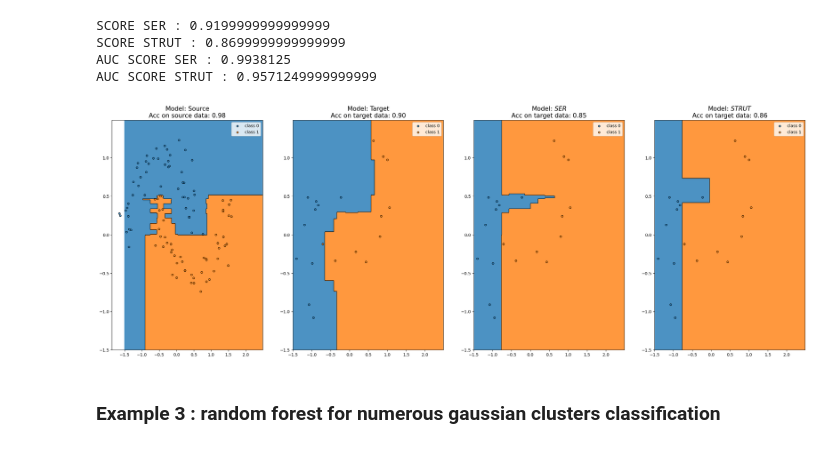
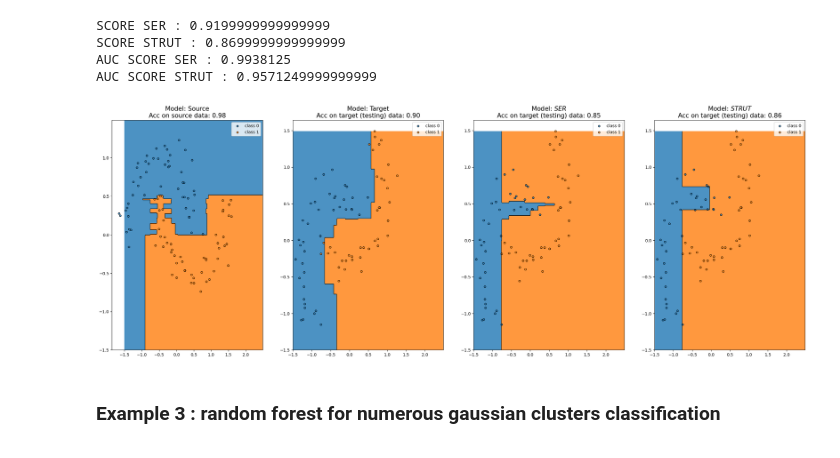
Before and after one commit to antoinedemathelin/ecas2025-transfer-learning, a Jupyter notebook: SupervisedTL_synth.ipynb, the cells around one changed output. Saved outputs shown, nothing was run; the diff lists cells and outputs as text; code cells hidden in the pictures.

```diff
--- a/SupervisedTL_synth.ipynb
+++ b/SupervisedTL_synth.ipynb
@@ -1240,33 +1247,33 @@ AUC SCORE STRUT : 0.9571249999999999
 # %%
 # Plot decision functions
 
 plot_step = 0.01
 
 fig, ax = plt.subplots(nrows=1, ncols=len(methods) + 2, figsize=(30, 10))
 
 
 plot_dec_func(ax[0], clf_source,  x_min = xlim[0], x_max = xlim[1], y_min = ylim[0], y_max = ylim[1], plot_step = plot_step, title='Source model',nc=1)
 plot_dots(ax[0],Xs,ys, title='Source data')
 ax[0].set_title('Model: Source\nAcc on source data: {:.2f}'.format(np.mean(score_src)),
                 fontsize=15)
 
 plot_dec_func(ax[1], clf_target,  x_min = xlim[0], x_max = xlim[1], y_min = ylim[0], y_max = ylim[1], plot_step = plot_step, title='Target model',nc=1)
-plot_dots(ax[1],X_tgt_train,Y_tgt_train, title='Target data')
-ax[1].set_title('Model: Target\nAcc on target data: {:.2f}'.format(np.mean(score_tgt)),
+plot_dots(ax[1],X_tgt_test,Y_tgt_test, title='Target data')
+ax[1].set_title('Model: Target\nAcc on target (testing) data: {:.2f}'.format(np.mean(score_tgt)),
                 fontsize=15)
 
 
 # Plot transfer models
 for i, (method, label, score) in enumerate(zip(methods, labels, scores)):
     clf_transfer = clfs[i]
 
     plot_dec_func(ax[i+2], clf_transfer, x_min = xlim[0], x_max = xlim[1], y_min = ylim[0], y_max = ylim[1], plot_step = plot_step, title=label,nc=1)
-    plot_dots(ax[i+2],X_tgt_train,Y_tgt_train, title=label)
-    ax[i + 2].set_title('Model: {}\nAcc on target data: {:.2f}'.format(label, score),
+    plot_dots(ax[i+2],X_tgt_test,Y_tgt_test, title=label)
+    ax[i + 2].set_title('Model: {}\nAcc on target (testing) data: {:.2f}'.format(label, score),
                         fontsize=15)
 
 plt.show()
 # %% [output]
-[figure, old version]
+[figure, new version]
 # %% [markdown]
 <h3>Example 3 : random forest for numerous gaussian clusters classification </h3><a name="rf_clust"></a>
```
Also changed, not shown: parts of 10 cells of this notebook.
